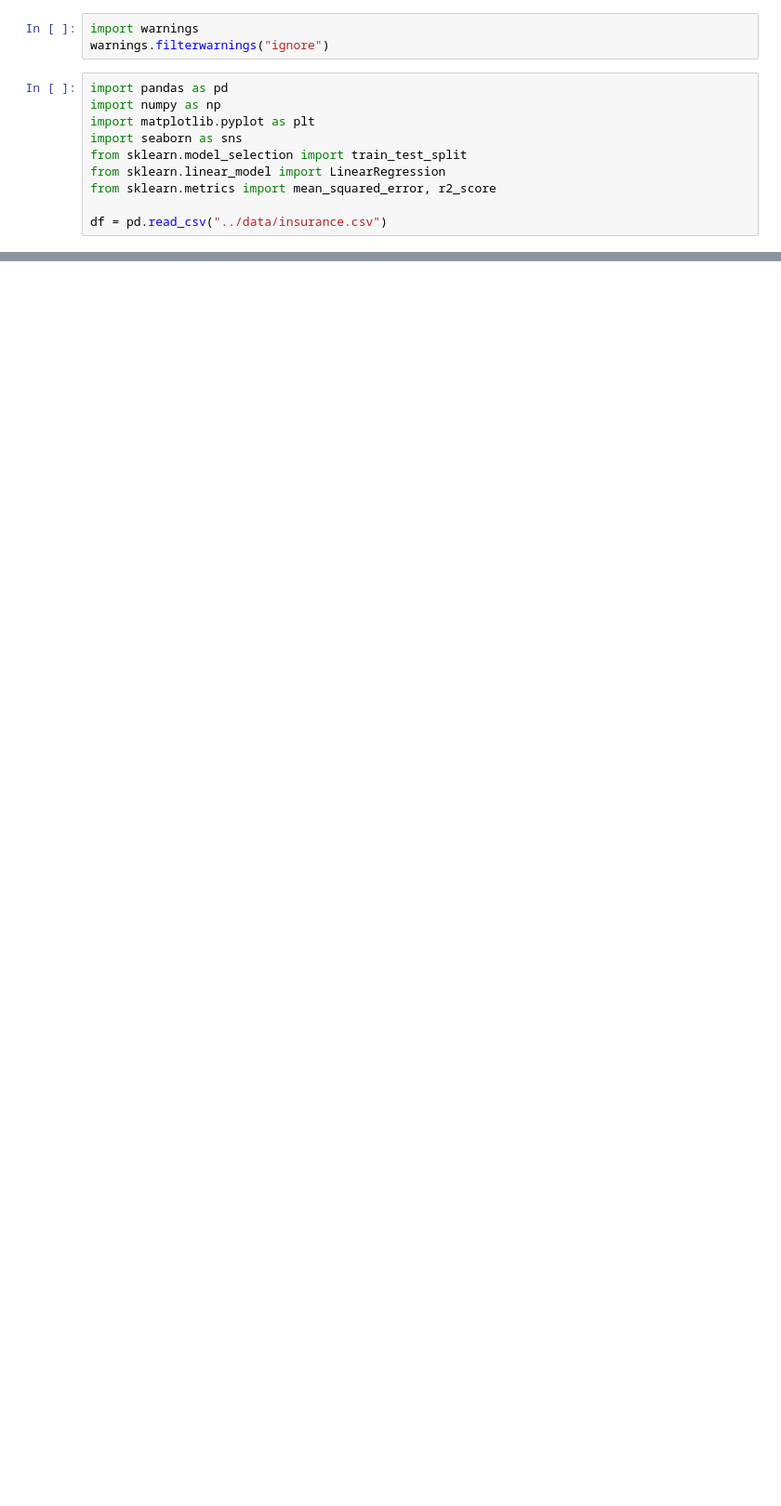
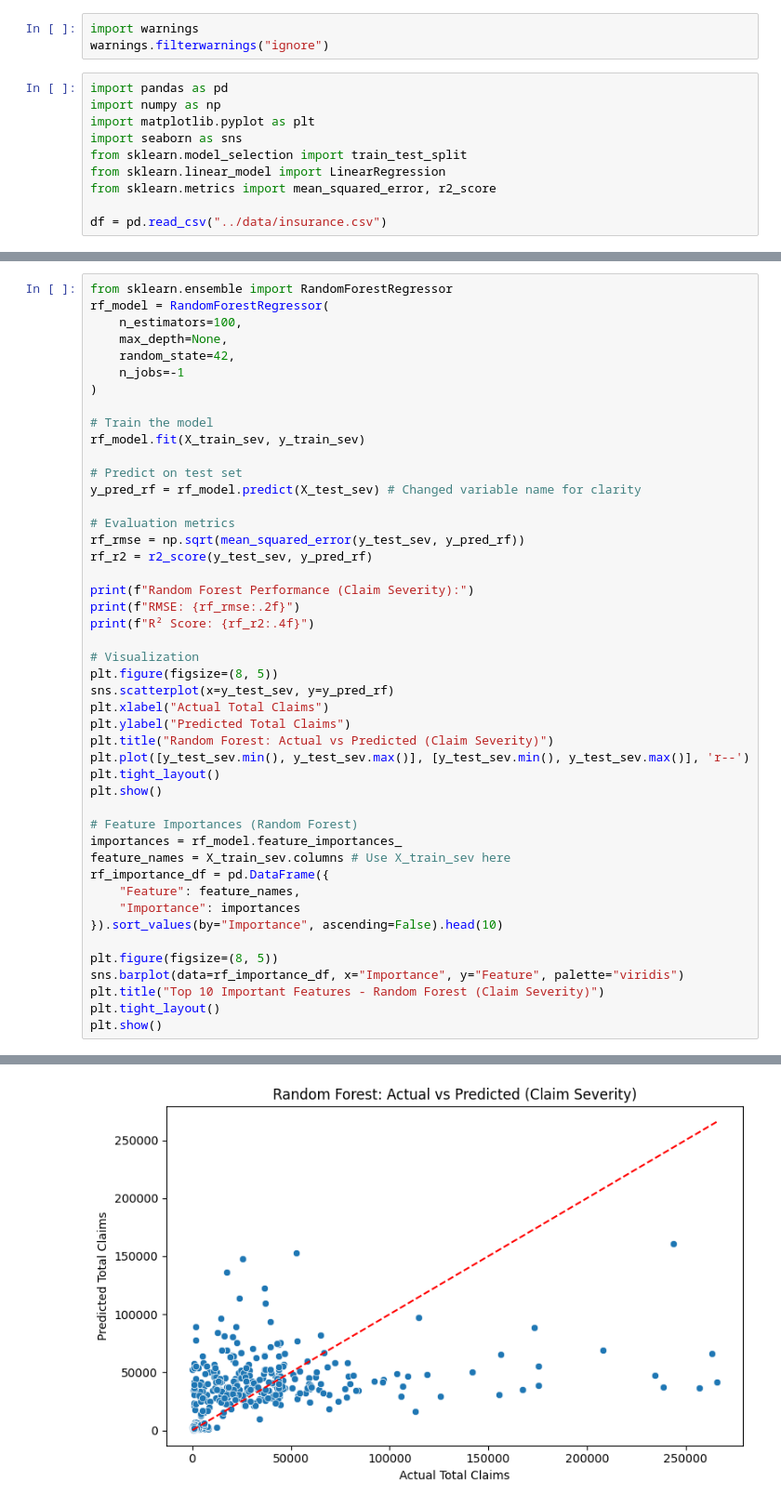
Before and after one commit to milki93/Insurance-Risk-Analytics-EDA, a Jupyter notebook: notebooks/Statistical Modeling.ipynb, the cells around one changed output, grey strips where cells are left out. Shown: that part at 93% size. Cells and saved outputs as stored; diff of their text form; blank space fills up the shorter version.

```diff
--- a/notebooks/Statistical Modeling.ipynb
+++ b/notebooks/Statistical Modeling.ipynb
@@ -66,0 +161,47 @@ Linear Regression Performance:
+# %%
+from sklearn.ensemble import RandomForestRegressor
+rf_model = RandomForestRegressor(
+    n_estimators=100,
+    max_depth=None,
+    random_state=42,
+    n_jobs=-1
+)
+
+# Train the model
+rf_model.fit(X_train_sev, y_train_sev)
+
+# Predict on test set
+y_pred_rf = rf_model.predict(X_test_sev) # Changed variable name for clarity
+
+# Evaluation metrics
+rf_rmse = np.sqrt(mean_squared_error(y_test_sev, y_pred_rf))
+rf_r2 = r2_score(y_test_sev, y_pred_rf)
+
+print(f"Random Forest Performance (Claim Severity):")
+print(f"RMSE: {rf_rmse:.2f}")
+print(f"R² Score: {rf_r2:.4f}")
+
+# Visualization
+plt.figure(figsize=(8, 5))
+sns.scatterplot(x=y_test_sev, y=y_pred_rf)
+plt.xlabel("Actual Total Claims")
+plt.ylabel("Predicted Total Claims")
+plt.title("Random Forest: Actual vs Predicted (Claim Severity)")
+plt.plot([y_test_sev.min(), y_test_sev.max()], [y_test_sev.min(), y_test_sev.max()], 'r--')
+plt.tight_layout()
+plt.show()
+
+# Feature Importances (Random Forest)
+importances = rf_model.feature_importances_
+feature_names = X_train_sev.columns # Use X_train_sev here
+rf_importance_df = pd.DataFrame({
+    "Feature": feature_names,
+    "Importance": importances
+}).sort_values(by="Importance", ascending=False).head(10)
+
+plt.figure(figsize=(8, 5))
+sns.barplot(data=rf_importance_df, x="Importance", y="Feature", palette="viridis")
+plt.title("Top 10 Important Features - Random Forest (Claim Severity)")
+plt.tight_layout()
+plt.show()
+# %% [output]
@@ -66,0 +211 @@ Linear Regression Performance:
+[figure, added]
```
Also changed, not shown: parts of 20 cells of this notebook.
